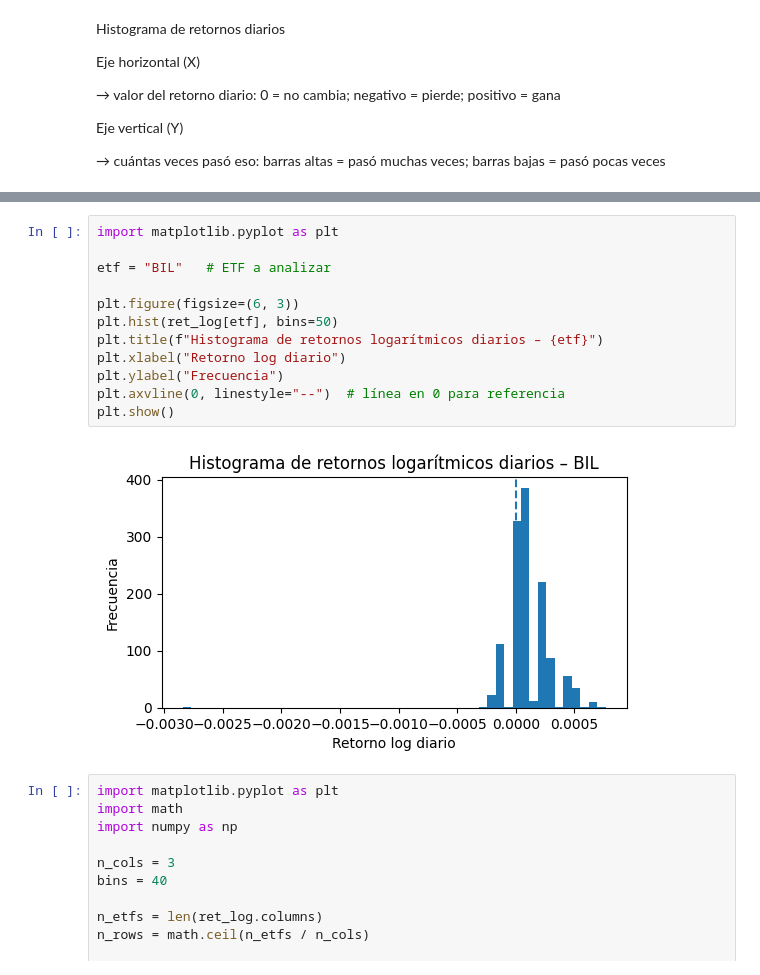
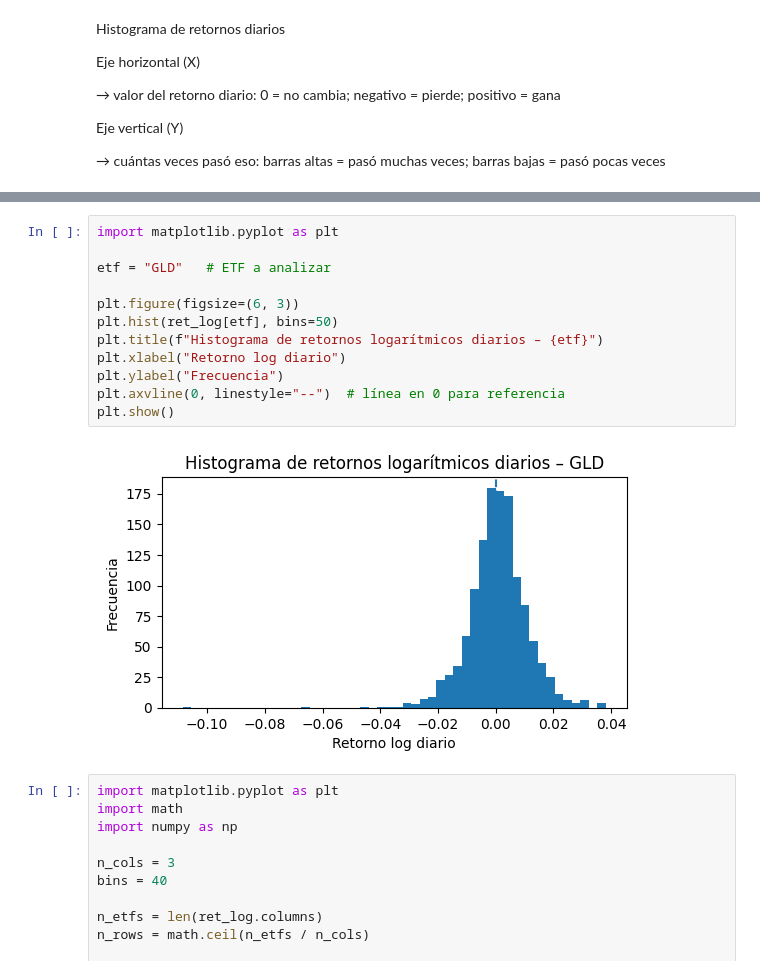
Before and after one commit to aleellord/TFM, a Jupyter notebook: 1.Preprocesado/02_analisis_inicial.ipynb, the cells around one changed output, grey strips where cells are left out. Drawn from its saved outputs; the diff is of its cells as text.

```diff
--- a/1.Preprocesado/02_analisis_inicial.ipynb
+++ b/1.Preprocesado/02_analisis_inicial.ipynb
@@ -181,17 +195,17 @@ barras bajas = pasó pocas veces
 # %%
 import matplotlib.pyplot as plt
 
-etf = "BIL"   # ETF a analizar
+etf = "GLD"   # ETF a analizar
 
 plt.figure(figsize=(6, 3))
 plt.hist(ret_log[etf], bins=50)
 plt.title(f"Histograma de retornos logarítmicos diarios – {etf}")
 plt.xlabel("Retorno log diario")
 plt.ylabel("Frecuencia")
 plt.axvline(0, linestyle="--")  # línea en 0 para referencia
 plt.show()
 # %% [output]
-[figure, old version]
+[figure, new version]
 # %%
 import matplotlib.pyplot as plt
 import math
```
Also changed, not shown: parts of 3 cells of this notebook, 15 other files.
